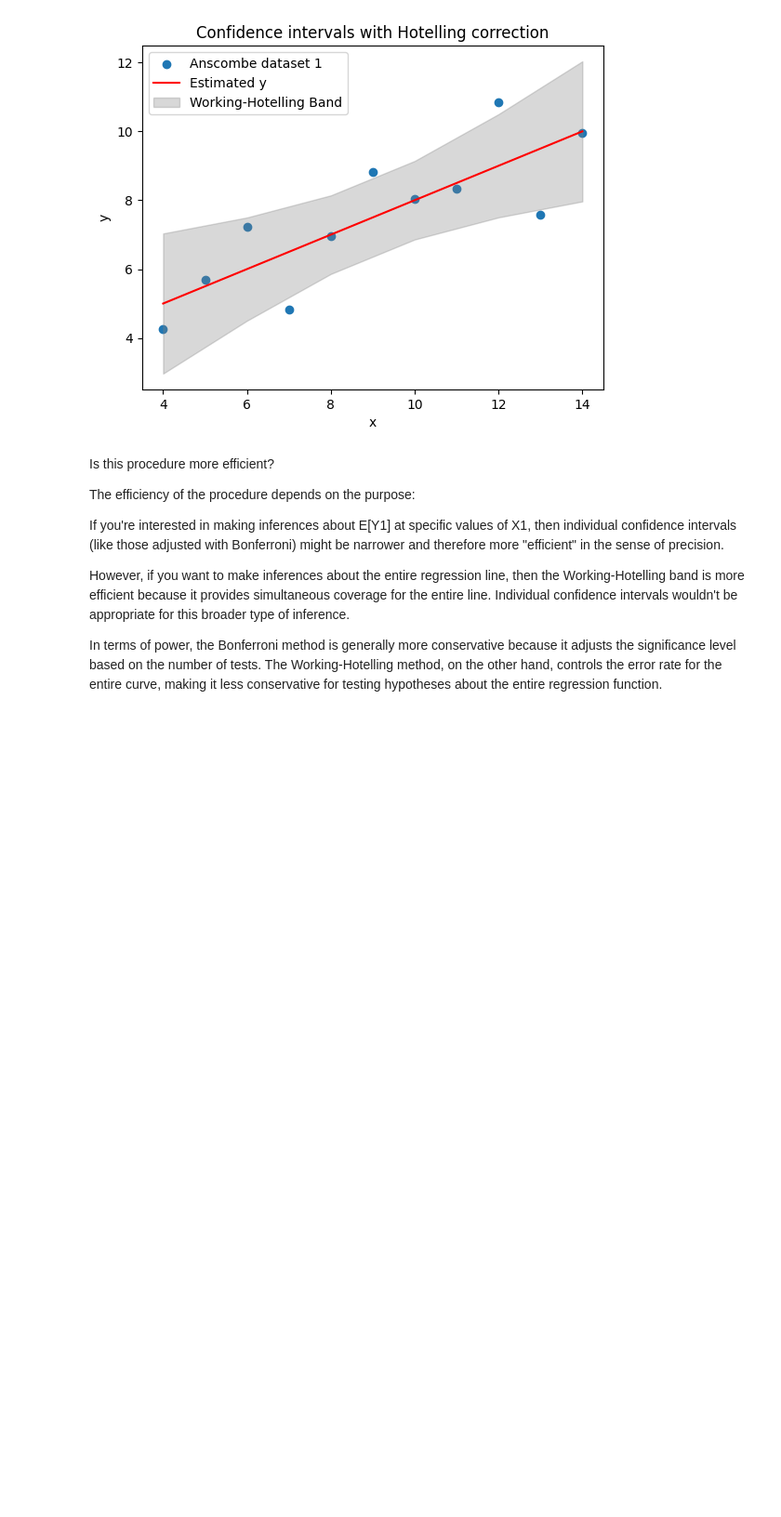
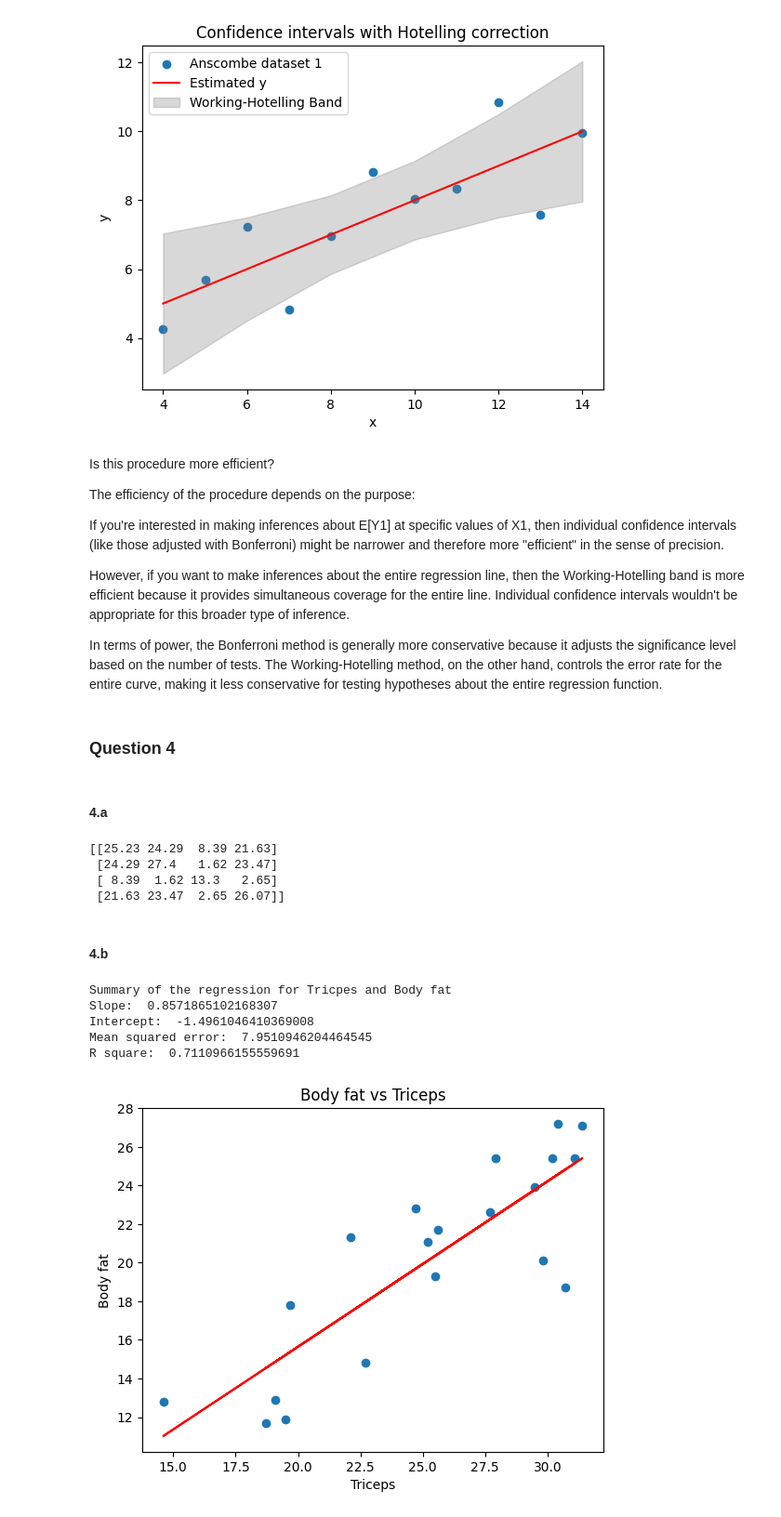
Before and after one commit to madhukar01/stats_exercise, a Jupyter notebook: ex02/solution.ipynb, the cells around one changed output. Shown at 93% size. Cells and saved outputs as stored; diff of their text form; code cells hidden in the pictures; blank space fills up the shorter version.

Commit message:
feat(ex2): plots and code for q4b

```diff
--- a/ex02/solution.ipynb
+++ b/ex02/solution.ipynb
@@ -283,3 +312,79 @@ If you're interested in making inferences about E[Y1] at specific values of X1,
 However, if you want to make inferences about the entire regression line, then the Working-Hotelling band is more efficient because it provides simultaneous coverage for the entire line. Individual confidence intervals wouldn't be appropriate for this broader type of inference.
 
 In terms of power, the Bonferroni method is generally more conservative because it adjusts the significance level based on the number of tests. The Working-Hotelling method, on the other hand, controls the error rate for the entire curve, making it less conservative for testing hypotheses about the entire regression function.
+# %% [markdown]
+### Question 4
+# %% [markdown]
+#### 4.a
+# %%
+triceps = np.array(
+    [19.5, 24.7, 30.7, 29.8, 19.1, 25.6, 31.4, 27.9, 22.1, 25.5, 31.1, 30.4, 18.7, 19.7, 14.6, 29.5, 27.7, 30.2, 22.7, 25.2],
+    dtype=np.float64)
+thigh = np.array(
+    [43.1, 49.8, 51.9, 54.3, 42.2, 53.9, 58.5, 52.1, 49.9, 53.5, 56.6, 56.7, 46.5, 44.2, 42.7, 54.4, 55.3, 58.6, 48.2, 51.0],
+    dtype=np.float64)
+midarm = np.array(
+    [29.1, 28.2, 37.0, 31.1, 30.9, 23.7, 27.6, 30.6, 23.2, 24.8, 30.0, 28.3, 23.0, 28.6, 21.3, 30.1, 25.7, 24.6, 27.1, 27.5],
+    dtype=np.float64)
+body_fat = np.array(
+    [11.9, 22.8, 18.7, 20.1, 12.9, 21.7, 27.1, 25.4, 21.3, 19.3, 25.4, 27.2, 11.7, 17.8, 12.8, 23.9, 22.6, 25.4, 14.8, 21.1],
+    dtype=np.float64)
+
+matrix = np.vstack((triceps, thigh, midarm, body_fat))
+covariance = np.cov(matrix)
+# round numbers to 2 decimal places
+covariance = np.round(covariance, 2)
+print(covariance)
+# %% [output]
+[[25.23 24.29  8.39 21.63]
+ [24.29 27.4   1.62 23.47]
+ [ 8.39  1.62 13.3   2.65]
+ [21.63 23.47  2.65 26.07]]
+# %% [markdown]
+#### 4.b
+# %%
+def plot_scatter_with_regression(x: np.array,
+                                 y:np.array,
+                                 xlabel: str,
+                                 ylabel: str) -> Dict[str, float]:
+    """
+    This function plots a scatter plot with a linear regression line
+    :param x: 1D numpy array of data
+    :param y: 1D numpy array of data
+    :param xlabel: label for x axis
+    :param ylabel: label for y axis
+    :return: dictionary of linear regression parameters
+    """
+    # slope, intercept = np.polyfit(x, y, 1)
+    regression = linear_regression_least_squared(x, y)
+    slope = regression["slope"]
+    intercept = regression["intercept"]
+    predicted = slope * x + intercept
+
+    # scatter plot of the data
+    plt.scatter(x, y)
+    # overlay regression line
+    plt.plot(x, predicted, color='red')
+
+    plt.xlabel(xlabel)
+    plt.ylabel(ylabel)
+    plt.title(f'{ylabel} vs {xlabel}')
+    return regression
+# %%
+# plot for triceps and body fat
+summary = plot_scatter_with_regression(triceps, body_fat, "Triceps", "Body fat")
+
+# summary of the regression
+print("Summary of the regression for Triceps and Body fat")
+print("Slope: ", summary["slope"])
+print("Intercept: ", summary["intercept"])
+print("Mean squared error: ", summary["mean_squared_error"])
+rsquare = pearson_coeff(triceps, body_fat) ** 2
+print("R square: ", rsquare)
+# %% [output]
+Summary of the regression for Tricpes and Body fat
+Slope:  0.8571865102168307
+Intercept:  -1.4961046410369008
+Mean squared error:  7.9510946204464545
+R square:  0.7110966155559691
+[figure, added]
```
Also changed, not shown: parts of 17 cells of this notebook, 3 other files.
